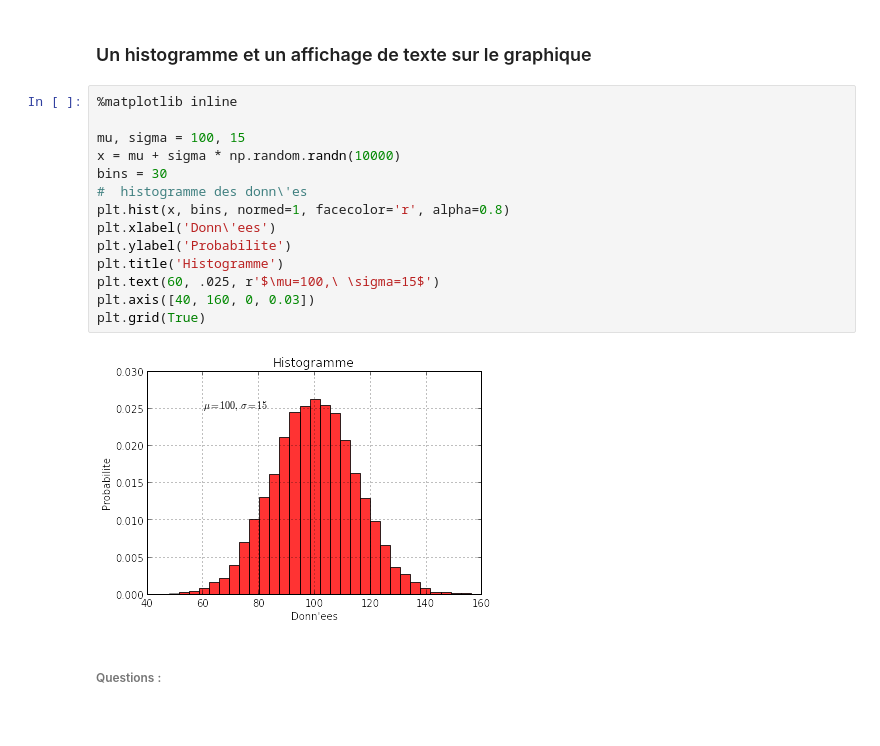
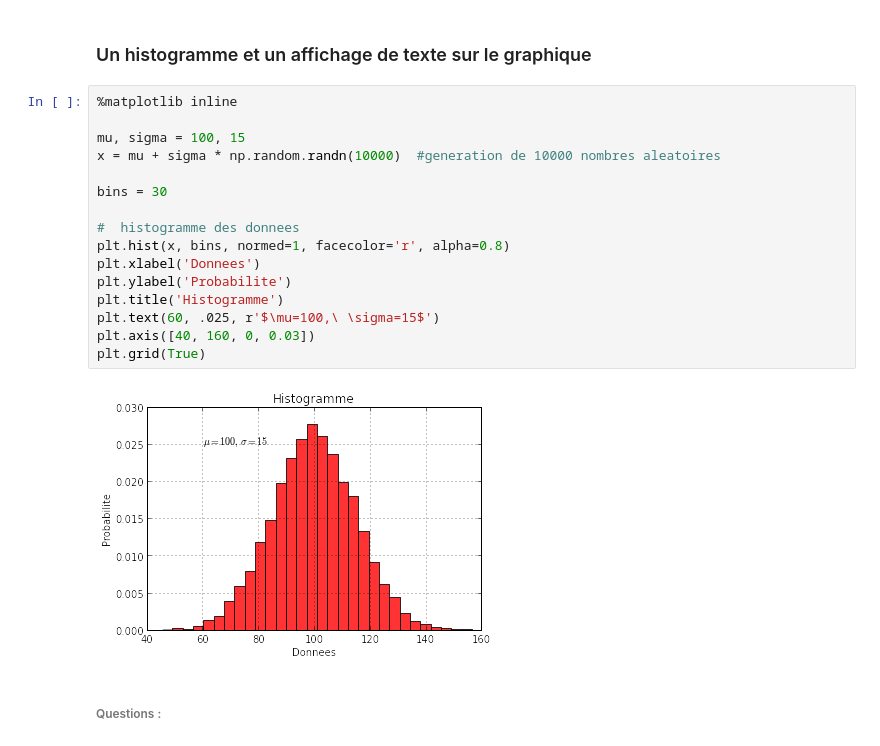
Before and after one commit to ecalzavarini/python-at-polytech-lille, a Jupyter notebook: Python-TP1-2014.ipynb, the cells around one changed output. Drawn from its saved outputs; the diff is of its cells as text.

```diff
--- a/Python-TP1-2014.ipynb
+++ b/Python-TP1-2014.ipynb
@@ -469,19 +458,21 @@ plt.plot(t1, t1, 'r--', t1, t1**2, 'bs', t2, t2**3, 'g^-')
 # %%
 %matplotlib inline
 
 mu, sigma = 100, 15
-x = mu + sigma * np.random.randn(10000)
+x = mu + sigma * np.random.randn(10000)  #generation de 10000 nombres aleatoires
+
 bins = 30
-#  histogramme des donn\'es
+
+#  histogramme des donnees
 plt.hist(x, bins, normed=1, facecolor='r', alpha=0.8)
-plt.xlabel('Donn\'ees')
+plt.xlabel('Donnees')
 plt.ylabel('Probabilite')
 plt.title('Histogramme')
 plt.text(60, .025, r'$\mu=100,\ \sigma=15$')
 plt.axis([40, 160, 0, 0.03])
 plt.grid(True)
 # %% [output]
-[figure, old version]
+[figure, new version]
 # %% [markdown]
 ###### Questions :
 # %% [markdown]
```
Also changed, not shown: parts of 34 cells of this notebook.
